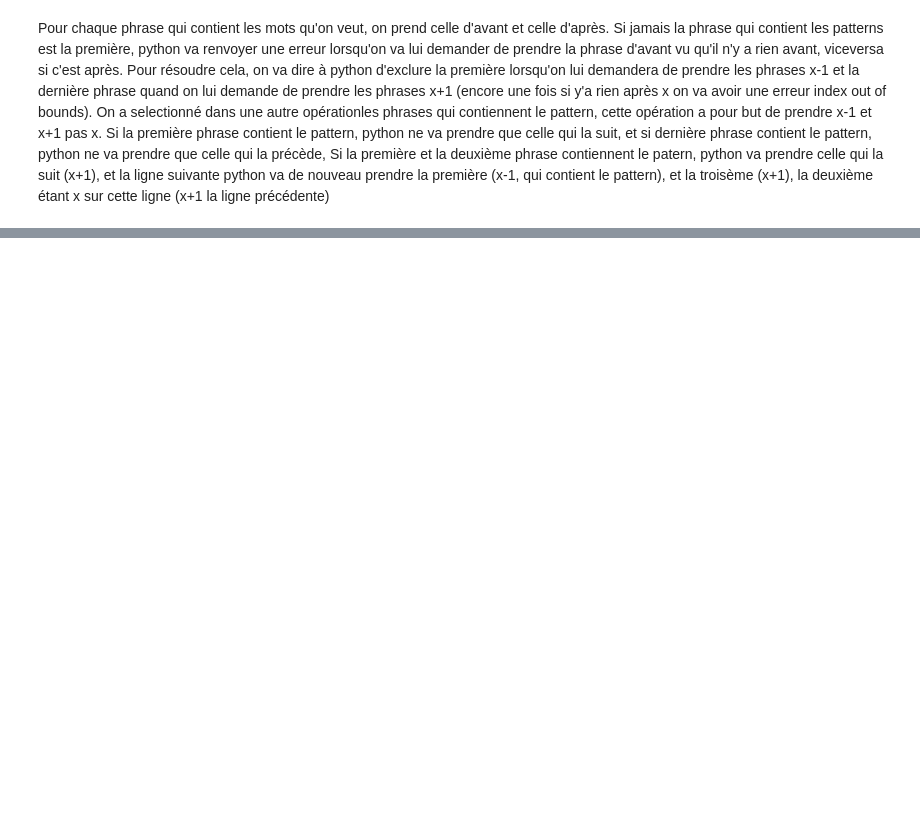
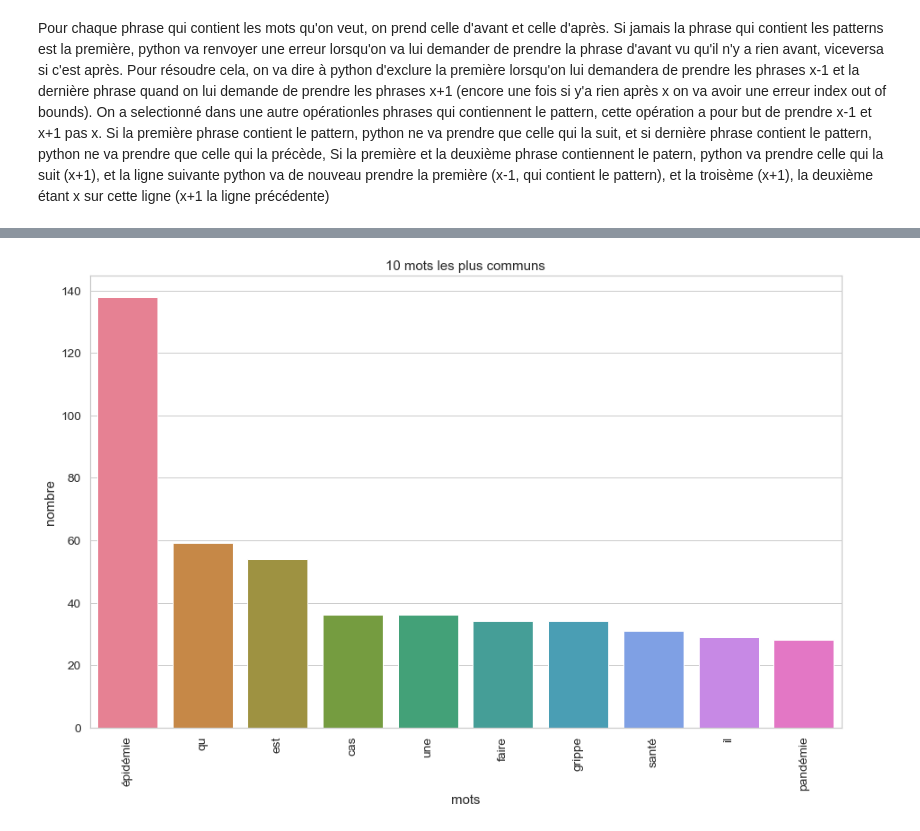
Before and after one commit to CheikSama/M-moire, a Jupyter notebook: nvGDN.ipynb, the cells around one changed output, grey strips where cells are left out. Drawn from its saved outputs; the diff is of its cells as text; code cells hidden in the pictures; blank space fills up the shorter version.

```diff
--- a/nvGDN.ipynb
+++ b/nvGDN.ipynb
@@ -181 +243,6 @@ essai_final.loc[:,["sent","sent_av","sent_ap"]]
 168 rows × 3 columns
+# %%
+essai_final['sent_av']=essai_final['sent_av'].astype(str).replace('nan','')
+essai_final['sent_ap']=essai_final['sent_ap'].astype(str).replace('nan','')
+# %%
+essai_final["phrase_av_ap"]=essai_final[['sent_av', 'sent','sent_ap']].apply(lambda x: ''.join(x), axis=1)
@@ -181,0 +258,3 @@ essai_final.loc[:,["sent","sent_av","sent_ap"]]
+# %%
+essai_final["text_processed"] = essai_final["phrase_av_ap"].map(lambda x: re.sub('[,\.!?:]', ' ', x))
+essai_final["text_processed"]=essai_final["text_processed"].map(lambda x:' '.join([word for word in x.split() if word not in (stopwords)]))#On enlève les stopwords
@@ -181,0 +281,37 @@ essai_final.loc[:,["sent","sent_av","sent_ap"]]
+# %%
+#Prep LDA
+# Load the library with the CountVectorizer method
+from sklearn.feature_extraction.text import CountVectorizer #Pour représenter les données textuelles au format sac de mots
+
+sns.set_style('whitegrid')
+%matplotlib inline
+def plot_10_most_common_words(count_data, count_vectorizer):
+    import matplotlib.pyplot as plt
+    words = count_vectorizer.get_feature_names()
+    total_counts = np.zeros(len(words))
+    for t in count_data:
+        total_counts+=t.toarray()[0]
+
+    count_dict = (zip(words, total_counts))
+    count_dict = sorted(count_dict, key=lambda x:x[1], reverse=True)[0:10]
+    words = [w[0] for w in count_dict]
+    counts = [w[1] for w in count_dict]
+    x_pos = np.arange(len(words))
+
+    plt.figure(2, figsize=(15, 15/1.6180))
+    plt.subplot(title='10 mots les plus communs')
+    sns.set_context("notebook", font_scale=1.25, rc={"lines.linewidth": 2.5})
+    sns.barplot(x_pos, counts, palette='husl')
+    plt.xticks(x_pos, words, rotation=90)
+    plt.xlabel('mots')
+    plt.ylabel('nombre')
+    plt.show()
+# %%
+# Initialise the count vectorizer with the English stop words
+count_vectorizer = CountVectorizer()
+# Fit and transform the processed titles
+count_data = count_vectorizer.fit_transform(essai_final["text_processed"])
+# Visualise the 10 most common words
+plot_10_most_common_words(count_data, count_vectorizer)
+# %% [output]
+[figure, added]
```
Also changed, not shown: parts of 15 cells of this notebook.
